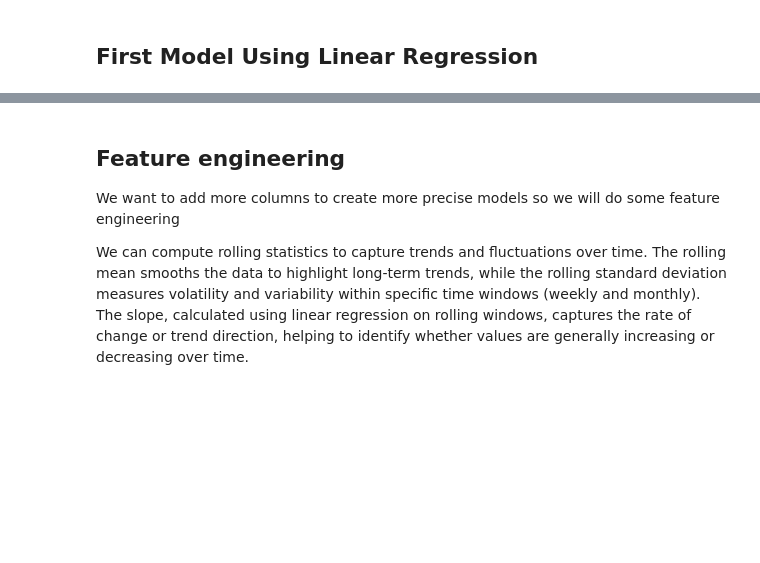
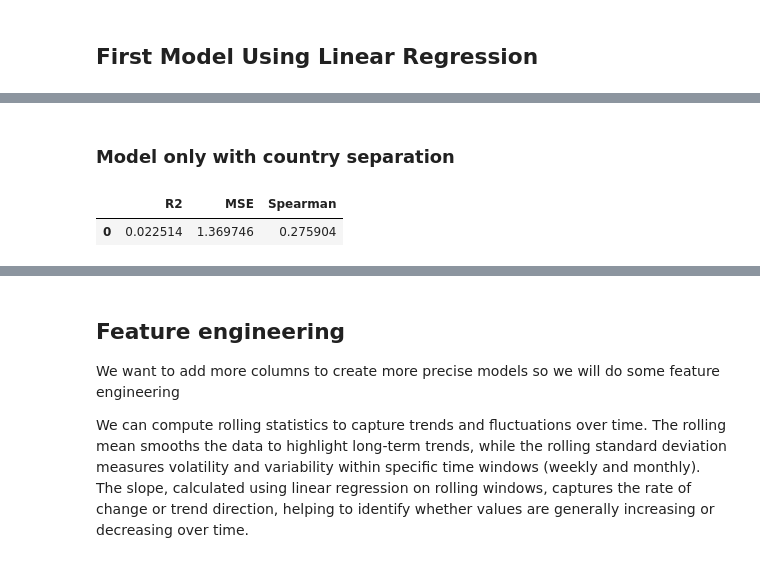
Before and after one commit to alixlm/Machine-Learning-Project, a Jupyter notebook: ML - Notebook Nathan.ipynb, the cells around one changed output, grey strips where cells are left out. Cells and saved outputs as stored; diff of their text form; code cells hidden in the pictures; blank space fills up the shorter version.

```diff
--- a/ML - Notebook Nathan.ipynb
+++ b/ML - Notebook Nathan.ipynb
@@ -461,25 +461,28 @@ def combine_results(y_test_fr, y_pred_fr, y_test_de, y_pred_de):
 # %% [markdown]
 Finally, we implement our global function that uses the previously defined functions 1 to 7.
 # %%
-def Model_Final(df, model_fr, model_de,feature_engineering = False):
-
+def Final_model(df, model_fr, model_de,FeatureEngineering=None, DropIrrelevantColumns=True):
 
     # Step 1 : datasets splitting
     df_fr, df_de = split_dataset_by_country(df)
 
-    if feature_engineering == False:
-        #Step 2: Dropping unnecessary columns"
-        df_fr = drop_irrelevant_columns(df_fr, 'FR')
-        df_de = drop_irrelevant_columns(df_de, 'DE')
+    if FeatureEngineering is None:
+        if DropIrrelevantColumns:
+            df_fr = drop_irrelevant_columns(df_fr, 'FR')
+            df_de = drop_irrelevant_columns(df_de, 'DE')
+        else:
+            df_fr = df_fr.drop(columns=['COUNTRY'])
+            df_de = df_de.drop(columns=['COUNTRY'])
+
     else:
         df_fr = df_fr.drop(columns=['COUNTRY'])
         df_de = df_de.drop(columns=['COUNTRY'])
+        df_fr, df_de = FeatureEngineering(df_fr,df_de)
 
     # Step 3 : Missing values replacement
     df_fr = fill_missing_values(df_fr)
     df_de = fill_missing_values(df_de)
 
-    df_fr, df_de = FeatureEngineering(df_fr,df_de)
 
     result_fr, y_test_fr, y_pred_fr = kfoldCrossValidation(df_fr, model_fr, 5)
     result_de, y_test_de, y_pred_de = kfoldCrossValidation(df_de, model_de, 5)
@@ -578,0 +501,8 @@ df_fr.dropna(inplace=True)
+# %% [markdown]
+### Model only with country separation
+# %%
+result_basic = Final_model(df, LinearRegression(), LinearRegression(), DropIrrelevantColumns=False)
+result_basic[2]
+# %% [output]
+|  | R2 | MSE | Spearman |
+| 0 | 0.022514 | 1.369746 | 0.275904 |
```
Also changed, not shown: parts of 27 cells of this notebook, 1 other file.
